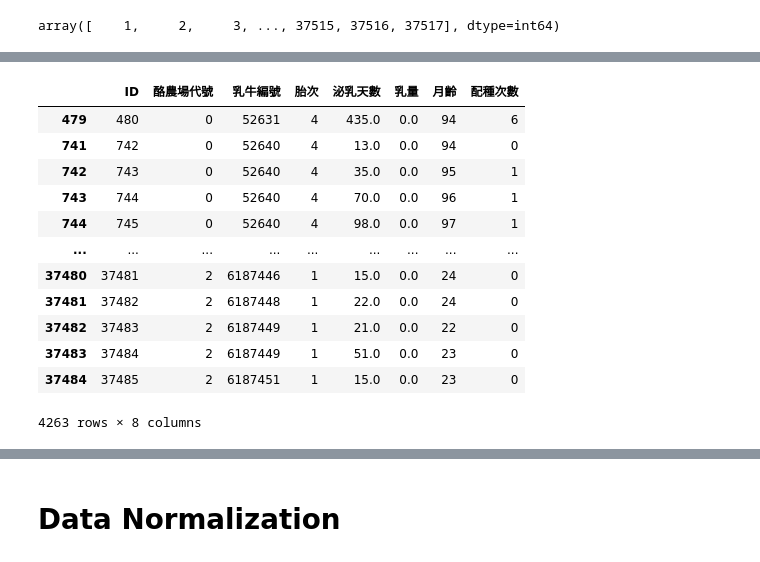
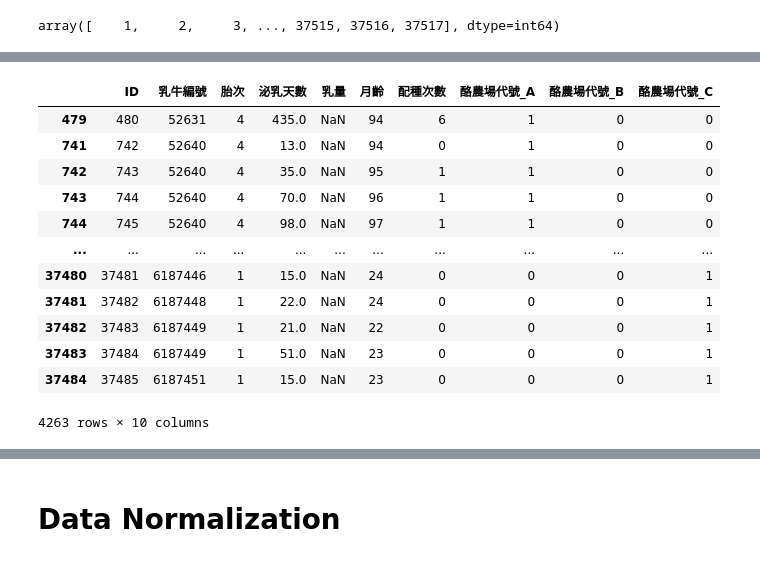
Before and after one commit to kevin879275/DL_FinalProject, a Jupyter notebook: data.ipynb, the cells around one changed output, grey strips where cells are left out. Drawn from its saved outputs; the diff is of its cells as text; code cells hidden in the pictures.

```diff
--- a/data.ipynb
+++ b/data.ipynb
@@ -35,11 +34,9 @@ birth.columns = birth_index
 report.columns = report_index
 breed.columns = breed_index
 spec.columns = spec_index
-#print(birth['母牛體重'].mean())
-#birth['母牛體重'].fillna(birth['母牛體重'].mean(),inplace = True)
-birth.fillna(0,inplace = True)
-report.fillna(0,inplace = True)
-breed.fillna(0, inplace = True)
-spec.fillna(0, inplace = True)
-birth
+# birth.fillna(0,inplace = True)
+# report.fillna(0,inplace = True)
+# breed.fillna(0, inplace = True)
+# spec.fillna(0, inplace = True)
+breed
 # %% [output]
@@ -59,3 +56,7 @@ birth
+# %%
+# one hot encode report
+tx = pd.get_dummies(report['酪農場代號'], prefix = '酪農場代號')
+report = pd.concat([report, tx], axis = 1)
 # %%
 Train_ID = [rep_val for rep_val in report['ID'].values if rep_val not in submission['ID'].values]
 Train_report = report.loc[report['ID'].isin(Train_ID)]
@@ -87,26 +86,24 @@ Test_report
 # %%
 report_drop_columns = ['ID','資料年度','資料月份','父親精液編號','母親乳牛編號','出生日期','最近分娩日期','採樣日期','檢測日期'
-               ,'最後配種日期','最後配種精液','前次分娩日期','第一次配種日期','第一次配種精液']
+               ,'最後配種日期','最後配種精液','前次分娩日期','第一次配種日期','第一次配種精液', '酪農場代號']
 Test_report_drop_columns = ['資料年度','資料月份','父親精液編號','母親乳牛編號','出生日期','最近分娩日期','採樣日期','檢測日期'
-               ,'最後配種日期','最後配種精液','前次分娩日期','第一次配種日期','第一次配種精液']
-mapping = {'A' : 0, 'B':1,'C':2}
+               ,'最後配種日期','最後配種精液','前次分娩日期','第一次配種日期','第一次配種精液', '酪農場代號']
 Train_report_x = Train_report.drop(columns=report_drop_columns, axis = 1)
-Train_report_x['酪農場代號'] = Train_report_x['酪農場代號'].map(mapping)
+
 Test_report_x = Test_report.drop(columns=Test_report_drop_columns, axis = 1)
-Test_report_x['酪農場代號'] = Test_report_x['酪農場代號'].map(mapping)
 Test_report_x
 # %% [output]
-|  | ID | 酪農場代號 | 乳牛編號 | 胎次 | 泌乳天數 | 乳量 | 月齡 | 配種次數 |
-| 479 | 480 | 0 | 52631 | 4 | 435.0 | 0.0 | 94 | 6 |
-| 741 | 742 | 0 | 52640 | 4 | 13.0 | 0.0 | 94 | 0 |
-| 742 | 743 | 0 | 52640 | 4 | 35.0 | 0.0 | 95 | 1 |
-| 743 | 744 | 0 | 52640 | 4 | 70.0 | 0.0 | 96 | 1 |
-| 744 | 745 | 0 | 52640 | 4 | 98.0 | 0.0 | 97 | 1 |
-| ... | ... | ... | ... | ... | ... | ... | ... | ... |
-| 37480 | 37481 | 2 | 6187446 | 1 | 15.0 | 0.0 | 24 | 0 |
-| 37481 | 37482 | 2 | 6187448 | 1 | 22.0 | 0.0 | 24 | 0 |
-| 37482 | 37483 | 2 | 6187449 | 1 | 21.0 | 0.0 | 22 | 0 |
-| 37483 | 37484 | 2 | 6187449 | 1 | 51.0 | 0.0 | 23 | 0 |
-| 37484 | 37485 | 2 | 6187451 | 1 | 15.0 | 0.0 | 23 | 0 |
+|  | ID | 乳牛編號 | 胎次 | 泌乳天數 | 乳量 | 月齡 | 配種次數 | 酪農場代號_A | 酪農場代號_B | 酪農場代號_C |
+| 479 | 480 | 52631 | 4 | 435.0 | NaN | 94 | 6 | 1 | 0 | 0 |
+| 741 | 742 | 52640 | 4 | 13.0 | NaN | 94 | 0 | 1 | 0 | 0 |
+| 742 | 743 | 52640 | 4 | 35.0 | NaN | 95 | 1 | 1 | 0 | 0 |
+| 743 | 744 | 52640 | 4 | 70.0 | NaN | 96 | 1 | 1 | 0 | 0 |
+| 744 | 745 | 52640 | 4 | 98.0 | NaN | 97 | 1 | 1 | 0 | 0 |
+| ... | ... | ... | ... | ... | ... | ... | ... | ... | ... | ... |
+| 37480 | 37481 | 6187446 | 1 | 15.0 | NaN | 24 | 0 | 0 | 0 | 1 |
+| 37481 | 37482 | 6187448 | 1 | 22.0 | NaN | 24 | 0 | 0 | 0 | 1 |
+| 37482 | 37483 | 6187449 | 1 | 21.0 | NaN | 22 | 0 | 0 | 0 | 1 |
+| 37483 | 37484 | 6187449 | 1 | 51.0 | NaN | 23 | 0 | 0 | 0 | 1 |
+| 37484 | 37485 | 6187451 | 1 | 15.0 | NaN | 23 | 0 | 0 | 0 | 1 |
-4263 rows × 8 columns
+4263 rows × 10 columns
 # %%
```
Also changed, not shown: parts of 12 cells of this notebook, 2 other files.
